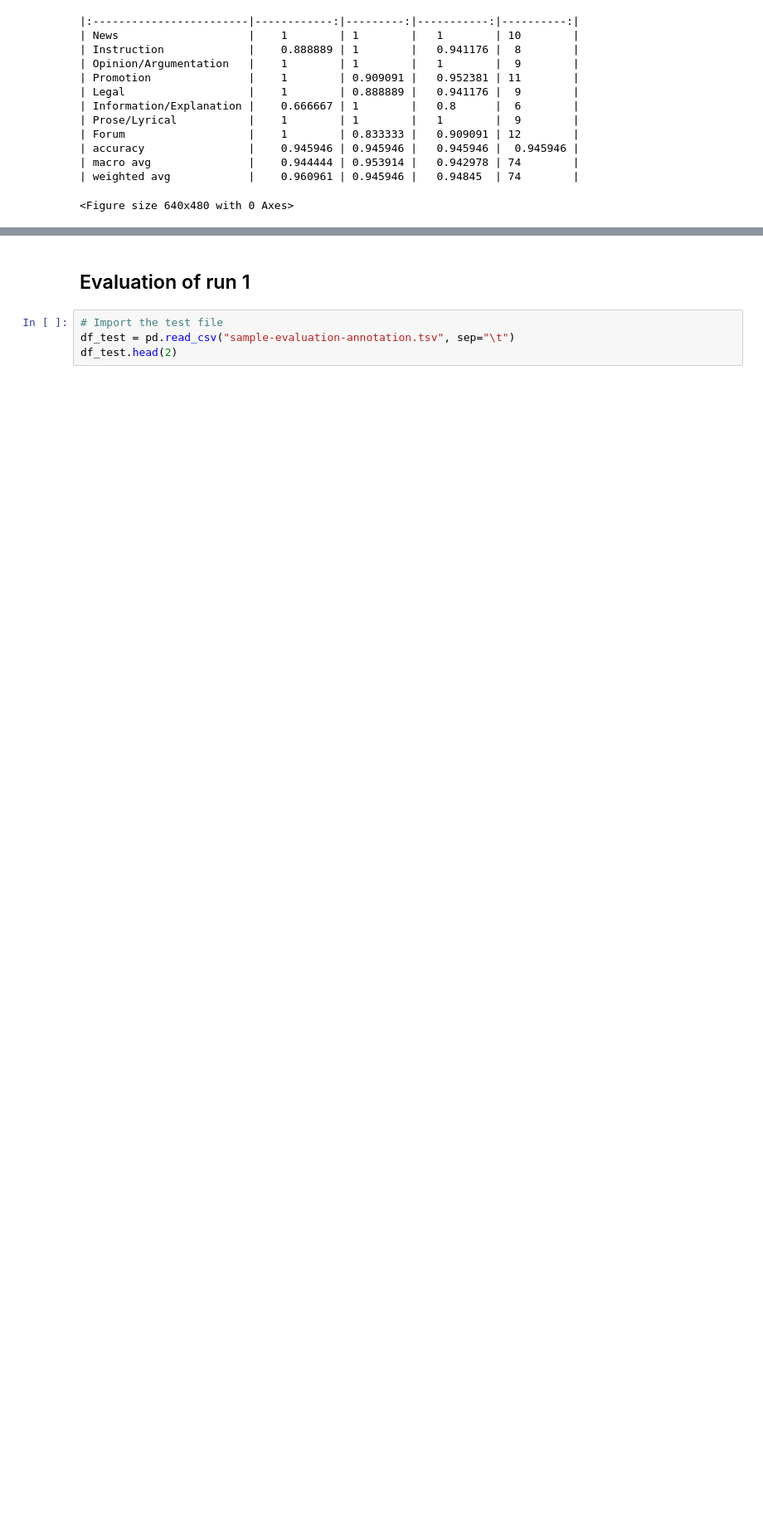
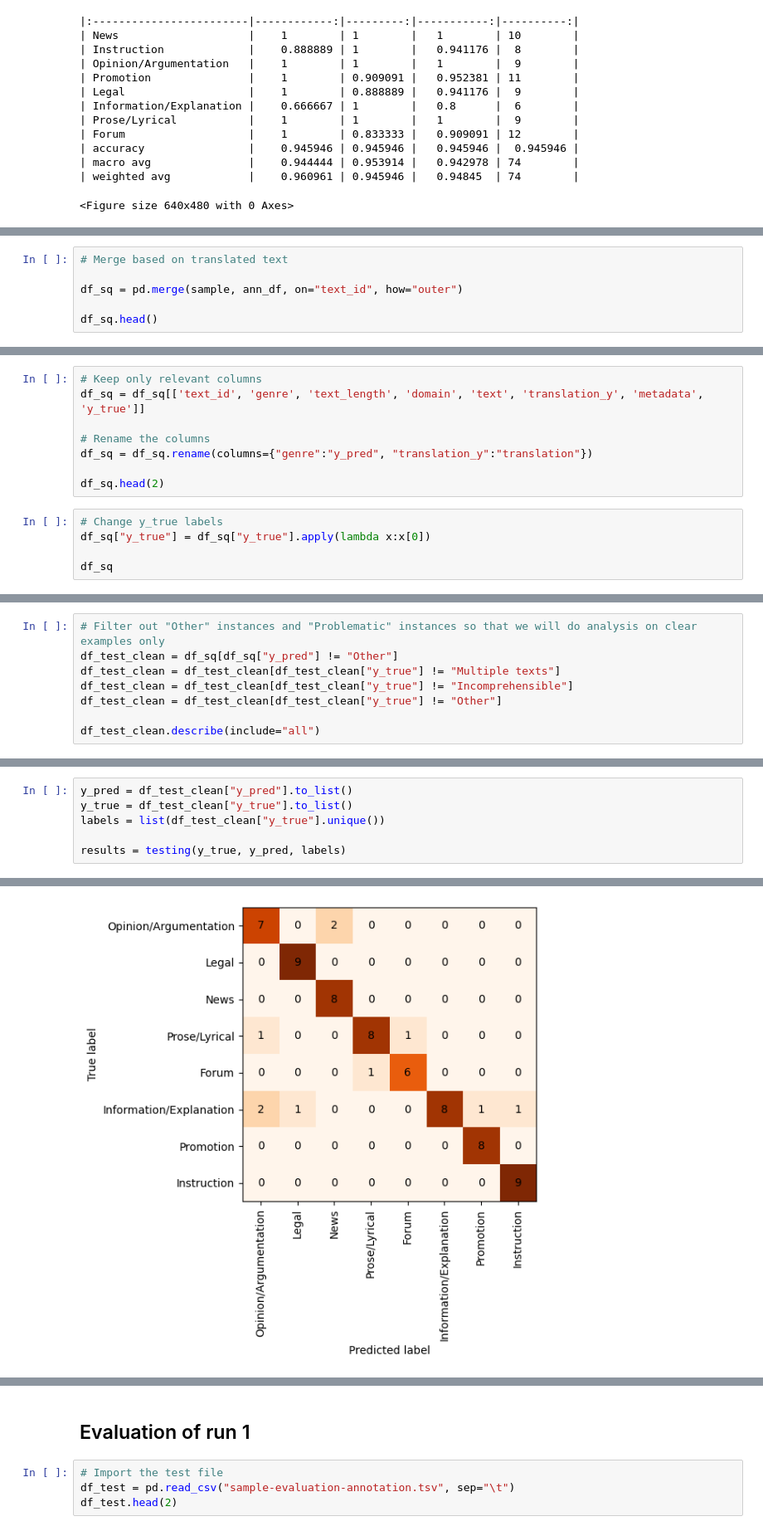
Before and after one commit to TajaKuzman/Crosslingual-Genre-Bias-Analysis, a Jupyter notebook: evaluation-of-annotation.ipynb, the cells around one changed output, grey strips where cells are left out. Shown: that part at 83% size. Drawn from its saved outputs; the diff is of its cells as text; blank space fills up the shorter version.

Commit message:
Results for Albanian added

```diff
--- a/evaluation-of-annotation.ipynb
+++ b/evaluation-of-annotation.ipynb
@@ -233,0 +325,6 @@ Accuracy: 0.946
+# %%
+# Merge based on translated text
+
+df_sq = pd.merge(sample, ann_df, on="text_id", how="outer")
+
+df_sq.head()
@@ -233,0 +344,13 @@ Accuracy: 0.946
+# %%
+# Keep only relevant columns
+df_sq = df_sq[['text_id', 'genre', 'text_length', 'domain', 'text', 'translation_y', 'metadata', 'y_true']]
+
+# Rename the columns
+df_sq = df_sq.rename(columns={"genre":"y_pred", "translation_y":"translation"})
+
+df_sq.head(2)
+# %%
+# Change y_true labels
+df_sq["y_true"] = df_sq["y_true"].apply(lambda x:x[0])
+
+df_sq
@@ -233,0 +398,8 @@ Accuracy: 0.946
+# %%
+# Filter out "Other" instances and "Problematic" instances so that we will do analysis on clear examples only
+df_test_clean = df_sq[df_sq["y_pred"] != "Other"]
+df_test_clean = df_test_clean[df_test_clean["y_true"] != "Multiple texts"]
+df_test_clean = df_test_clean[df_test_clean["y_true"] != "Incomprehensible"]
+df_test_clean = df_test_clean[df_test_clean["y_true"] != "Other"]
+
+df_test_clean.describe(include="all")
@@ -233,0 +442,7 @@ Accuracy: 0.946
+# %%
+y_pred = df_test_clean["y_pred"].to_list()
+y_true = df_test_clean["y_true"].to_list()
+labels = list(df_test_clean["y_true"].unique())
+
+results = testing(y_true, y_pred, labels)
+# %% [output]
@@ -233,0 +451 @@ Accuracy: 0.946
+[figure, added]
```
Also changed, not shown: parts of 16 cells of this notebook, 2 other files.
